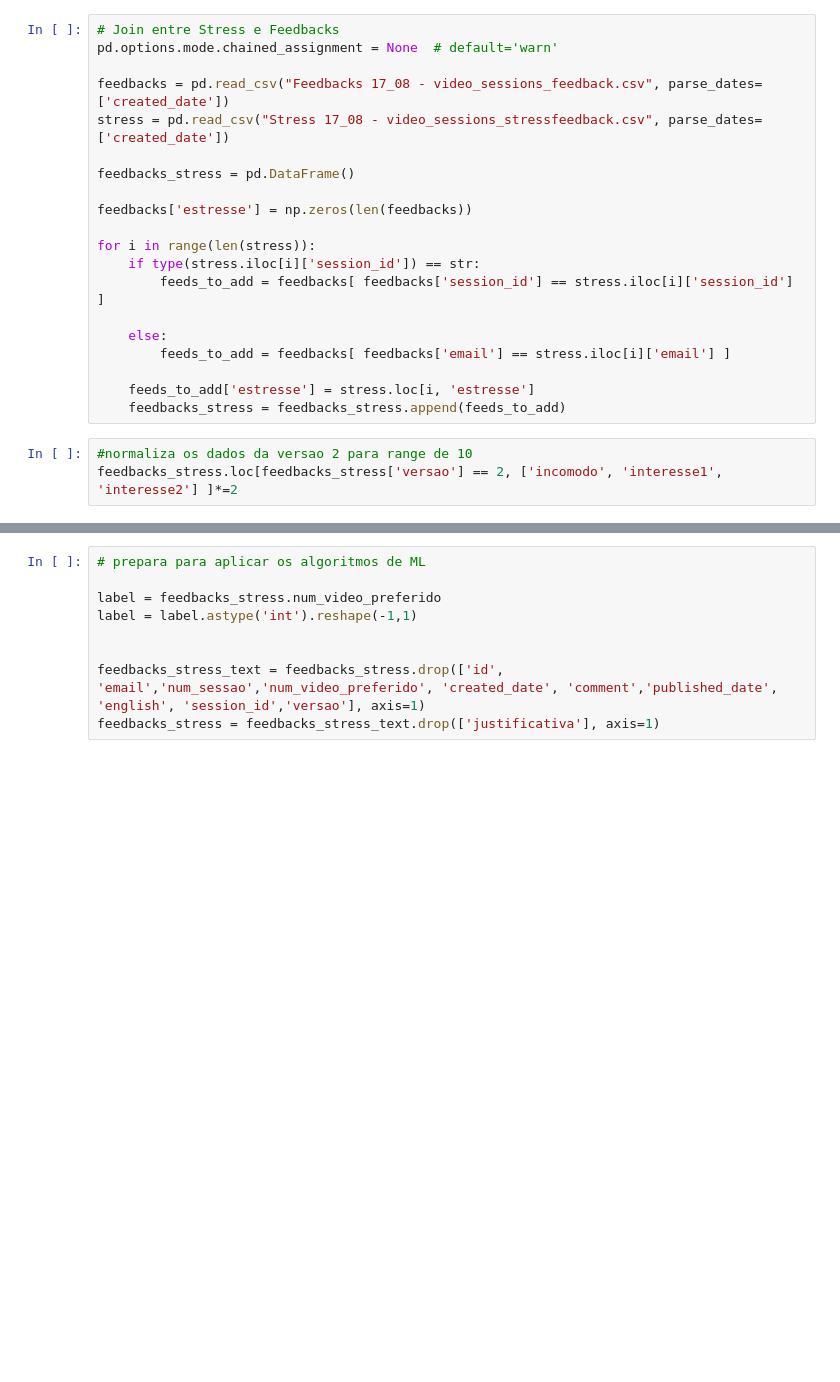
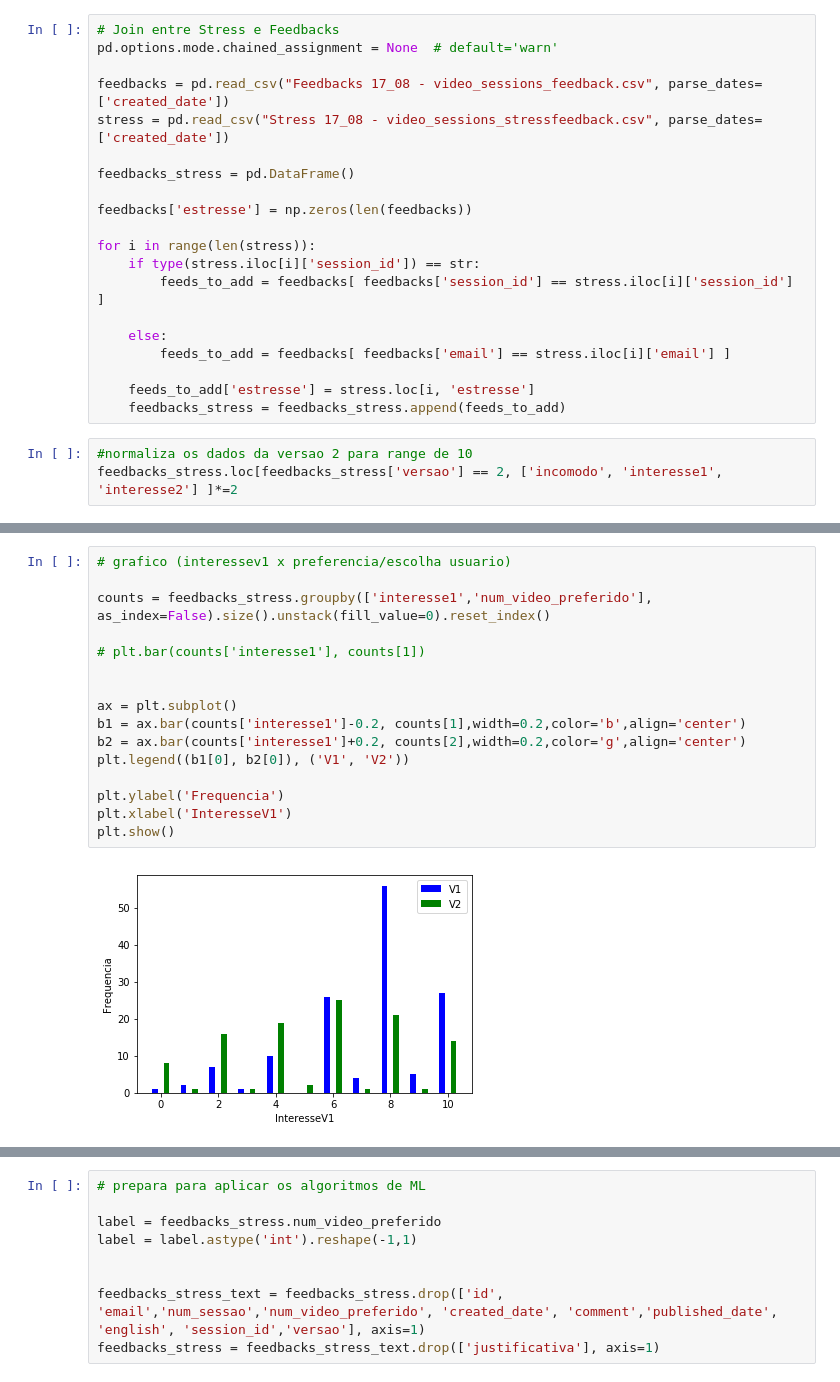
Before and after one commit to mateussnogs/analise_qose_2, a Jupyter notebook: analise_qose.ipynb, the cells around one changed output, grey strips where cells are left out. Cells and saved outputs as stored; diff of their text form; blank space fills up the shorter version.

Commit message:
preprocessamento correto, arvore correta, graficos

```diff
--- a/analise_qose.ipynb
+++ b/analise_qose.ipynb
@@ -141,5 +136,23 @@ feedbacks_stress.describe()
 | 75% | 233.250000 | 6.000000 | 2.000000 | 10.000000 | 8.000000 | 8.000000 | 0.000000 | 2.000000 | ... |
 | max | 295.000000 | 7.000000 | 2.000000 | 10.000000 | 10.000000 | 10.000000 | 1.000000 | 2.000000 | ... |
+# %%
+# grafico (interessev1 x preferencia/escolha usuario)
+
+counts = feedbacks_stress.groupby(['interesse1','num_video_preferido'], as_index=False).size().unstack(fill_value=0).reset_index()
+
+# plt.bar(counts['interesse1'], counts[1])
+
+
+ax = plt.subplot()
+b1 = ax.bar(counts['interesse1']-0.2, counts[1],width=0.2,color='b',align='center')
+b2 = ax.bar(counts['interesse1']+0.2, counts[2],width=0.2,color='g',align='center')
+plt.legend((b1[0], b2[0]), ('V1', 'V2'))
+
+plt.ylabel('Frequencia')
+plt.xlabel('InteresseV1')
+plt.show()
+# %% [output]
+[figure, added]
 # %%
 #Arvore de decisao
 
```
Also changed, not shown: parts of 6 cells of this notebook.
